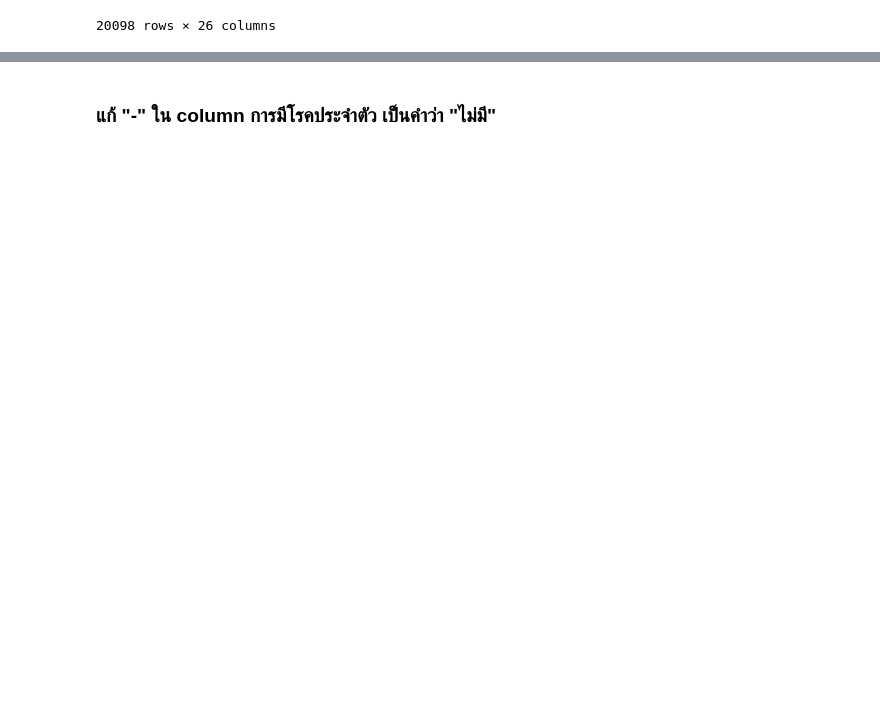
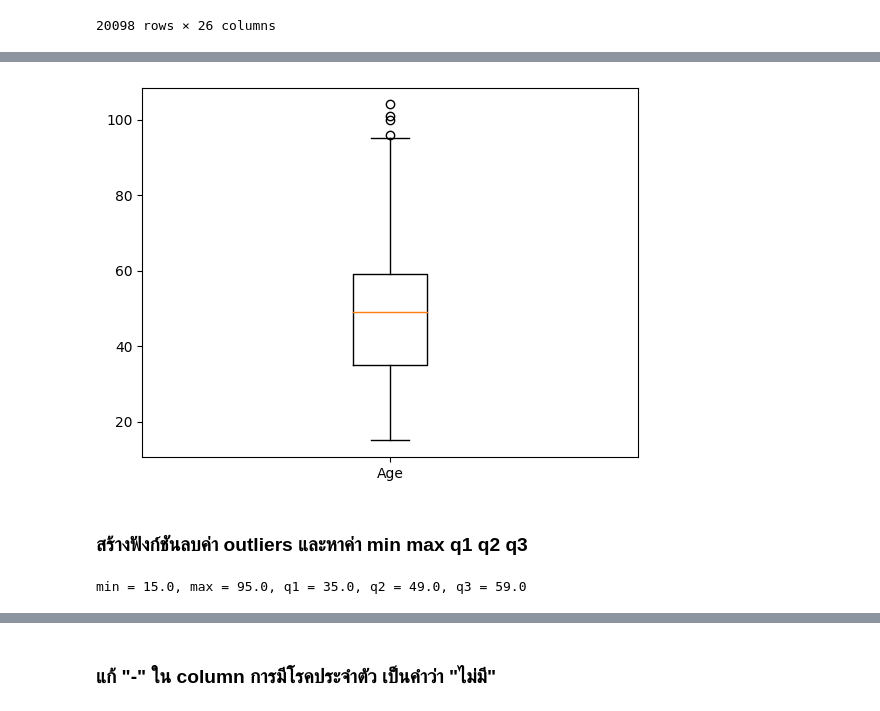
Before and after one commit to lapatradaa/BSC_DPDM23, a Jupyter notebook: ex.ipynb, the cells around one changed output, grey strips where cells are left out. Drawn from its saved outputs; the diff is of its cells as text; code cells hidden in the pictures; blank space fills up the shorter version.

```diff
--- a/ex.ipynb
+++ b/ex.ipynb
@@ -31,0 +32,2 @@ df
+# %%
+df = df.rename(columns={'กิจกรรม_2564': 'กิจกรรม'})
@@ -31,0 +53,2 @@ df
+# %%
+df['อายุ'] = pd.to_numeric(df['อายุ'], errors='coerce').astype('Int64')
@@ -31,0 +79,7 @@ df
+# %%
+bp_age = plt.boxplot([df['อายุ']],
+             labels=['Age'])
+# %% [output]
+[figure, added]
+# %% [markdown]
+### สร้างฟังก์ชันลบค่า outliers และหาค่า min max q1 q2 q3
@@ -31,0 +94,4 @@ df
+# %%
+detail_boxreturn(bp_age)
+# %% [output]
+min = 15.0, max = 95.0, q1 = 35.0, q2 = 49.0, q3 = 59.0
```
Also changed, not shown: parts of 28 cells of this notebook.
